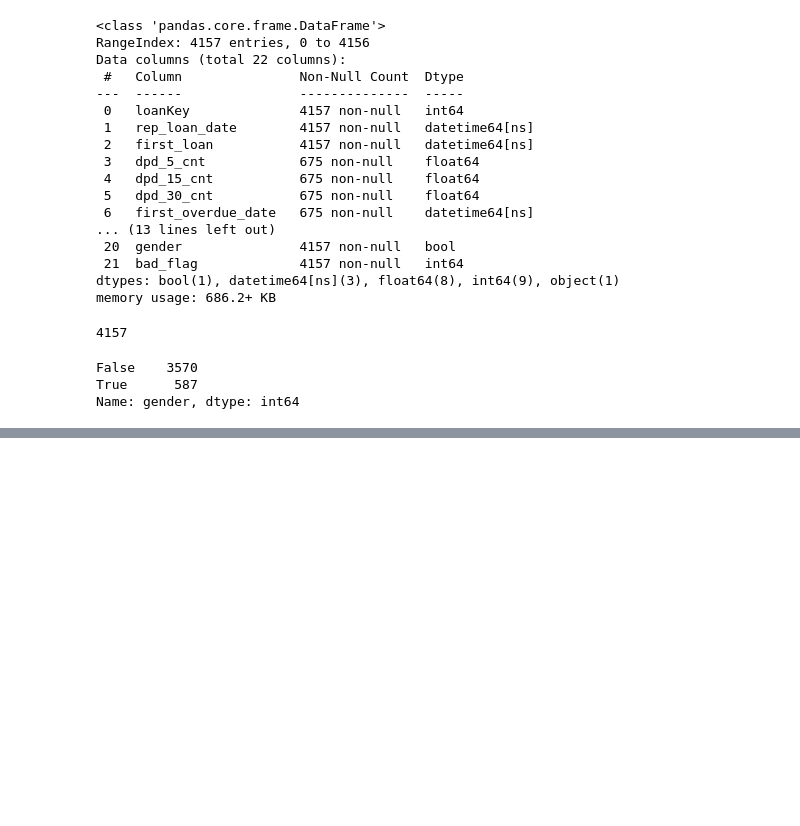
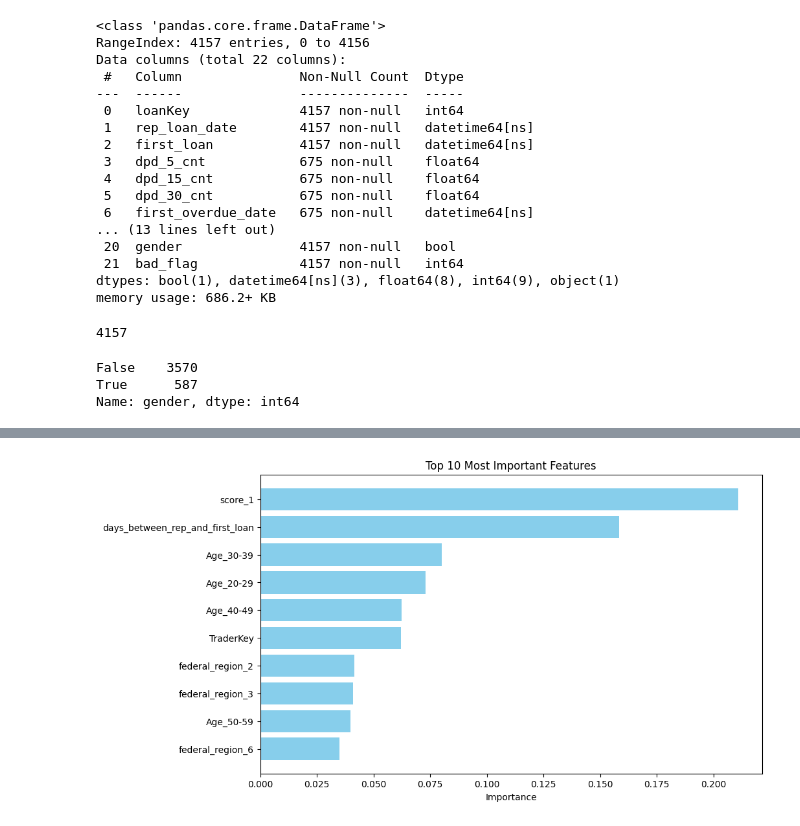
Before and after one commit to nikhilbansal23/FlaggingLoans, a Jupyter notebook: Flagging_Loans.ipynb, the cells around one changed output, grey strips where cells are left out. Saved outputs shown, nothing was run; the diff lists cells and outputs as text; code cells hidden in the pictures; blank space fills up the shorter version.

```diff
--- a/Flagging_Loans.ipynb
+++ b/Flagging_Loans.ipynb
@@ -69,0 +461,17 @@ Name: gender, dtype: int64
+# %%
+import statsmodels.api as sm
+# Add a constant term for the intercept
+X_resampled = sm.add_constant(X_resampled)
+
+# Fit the OLS (Ordinary Least Squares) model
+model = sm.OLS(y_resampled, X_resampled).fit()
+
+# Get p-values for each feature
+p_values = model.pvalues
+
+# Select features based on a threshold (e.g., 0.05)
+selected_features = p_values[p_values < 0.05].index.tolist()
+
+# Display selected features
+print("Selected Features based on p-value:")
+print(selected_features)
@@ -69,0 +481,8 @@ Name: gender, dtype: int64
+# %%
+features_to_keep = p_values[p_values < 0.05]
+X_reduced = X_resampled[features_to_keep.index]
+X_reduced = X_reduced.drop('const', axis=1)
+# %%
+from sklearn.model_selection import train_test_split
+
+X_train, X_test, y_train, y_test = train_test_split(X_reduced, y_resampled, test_size=0.4, random_state=50)
@@ -69,0 +660,21 @@ Name: gender, dtype: int64
+# %%
+
+feature_importances = random_forest.feature_importances_
+
+# Create a DataFrame to display feature importances
+feature_importance_df = pd.DataFrame({'Feature': X_reduced.columns, 'Importance': feature_importances})
+feature_importance_df = feature_importance_df.sort_values(by='Importance', ascending=False)
+
+# Display the top N most important features (e.g., top 10)
+top_n = 10
+top_features = feature_importance_df.head(top_n)
+
+# Plotting the feature importances
+plt.figure(figsize=(10, 6))
+plt.barh(top_features['Feature'], top_features['Importance'], color='skyblue')
+plt.xlabel('Importance')
+plt.title(f'Top {top_n} Most Important Features')
+plt.gca().invert_yaxis()  # Invert y-axis for better visualization
+plt.show()
+# %% [output]
+[figure, added]
```
Also changed, not shown: parts of 65 cells of this notebook.
